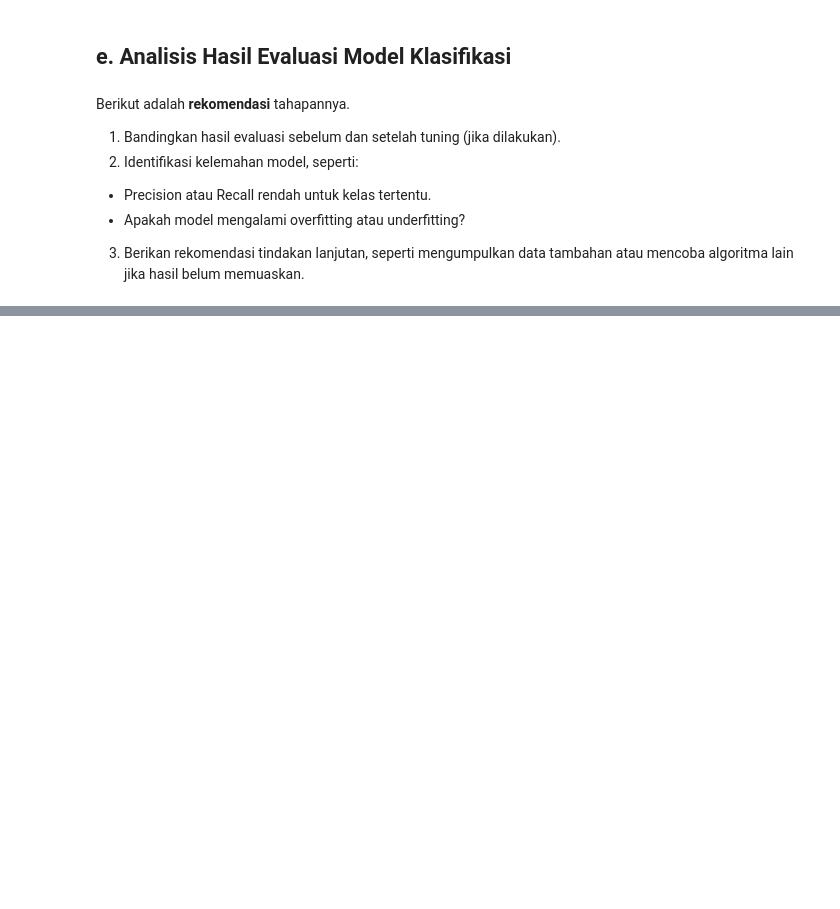
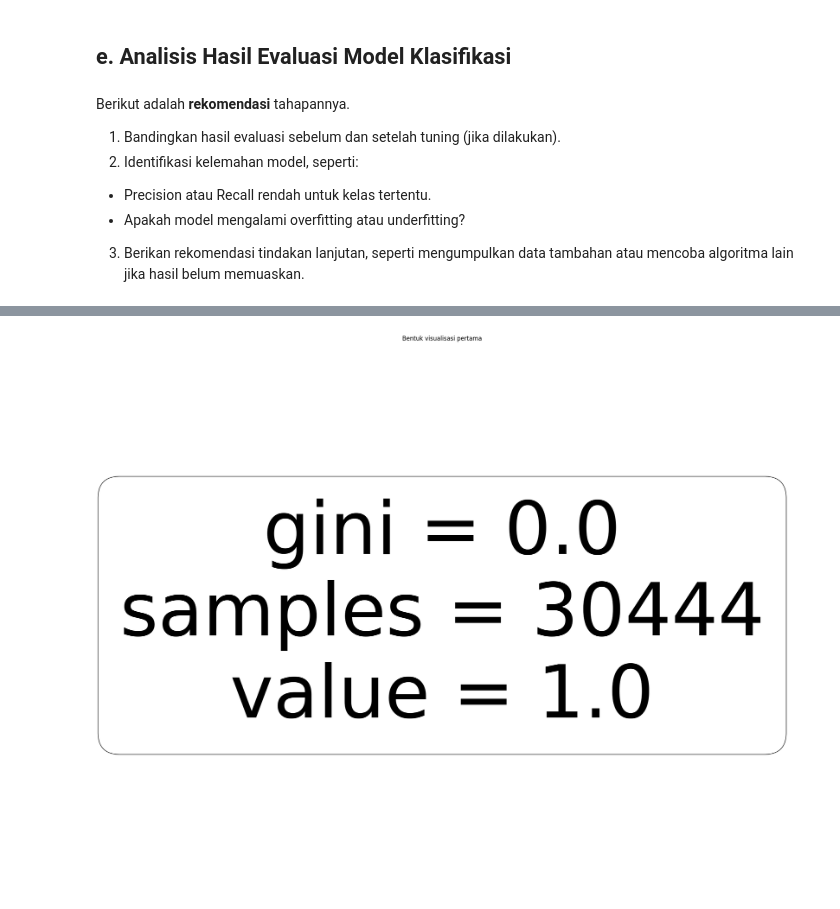
Before and after one commit to DGkurnia/cnkproject, a Jupyter notebook: BMLP_Derfansyah_Guswiranata_Kurnia_klasifikasi.ipynb, the cells around one changed output, grey strips where cells are left out. Cells and saved outputs as stored; diff of their text form; code cells hidden in the pictures; blank space fills up the shorter version.

```diff
--- a/BMLP_Derfansyah_Guswiranata_Kurnia_klasifikasi.ipynb
+++ b/BMLP_Derfansyah_Guswiranata_Kurnia_klasifikasi.ipynb
@@ -1048,3 +1163,22 @@ plt.show()
+# %%
+#Hasil Pohon pasca modifikasi melalui 'Randomizedsearch'
+pohon1 = final_model.estimators_[1]
+#ukuran
+plt.figure(figsize=(25, 20))
+#kolom fitur
+fitur = ['total_sales', 'na_sales', 'jp_sales', 'pal_sales', 'other_sales', 'critic_score']
+kelas = label.copy()
+plot_tree(pohon1,
+          feature_names=fitur,
+          class_names=kelas,
+          filled=True,
+          rounded=True)
+
+# Show plot
+plt.title("Bentuk visualisasi pertama")
+plt.show()
+# %% [output]
+[figure, added]
 # %% [markdown]
 ###Aspek yang bisa dikembangkan untuk analisis Lanjutan
 1. Hasil fitting untuk metode K-nearest Neighborhood (KNN) memiliki nilai akurasi yang sama untuk kondisi normal dengan kondisi dengan modifikasi Randomized seaech. Di sisi lain, kejadian hampir seupa juga muncul di analisis dengan metode Randomforestclassifier (RFC).
```
Also changed, not shown: parts of 19 cells of this notebook.
